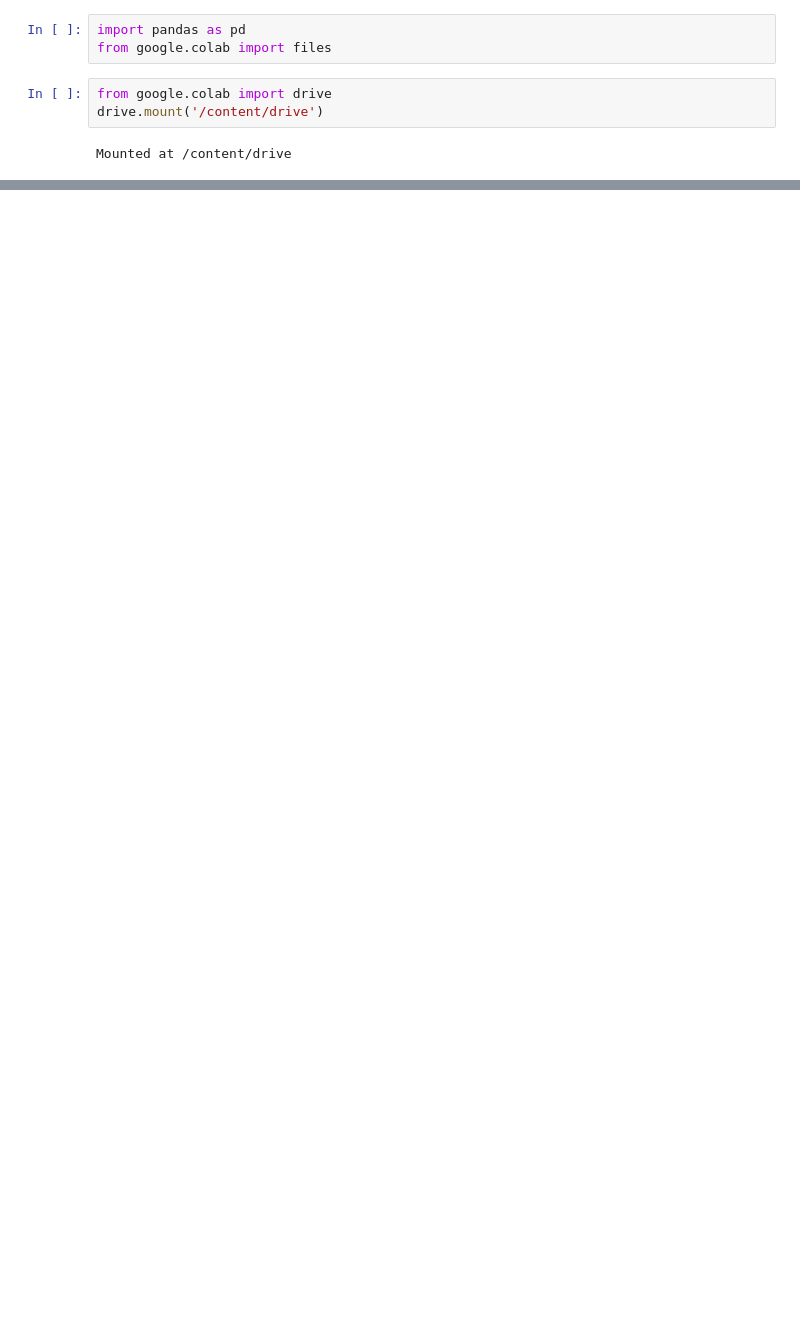
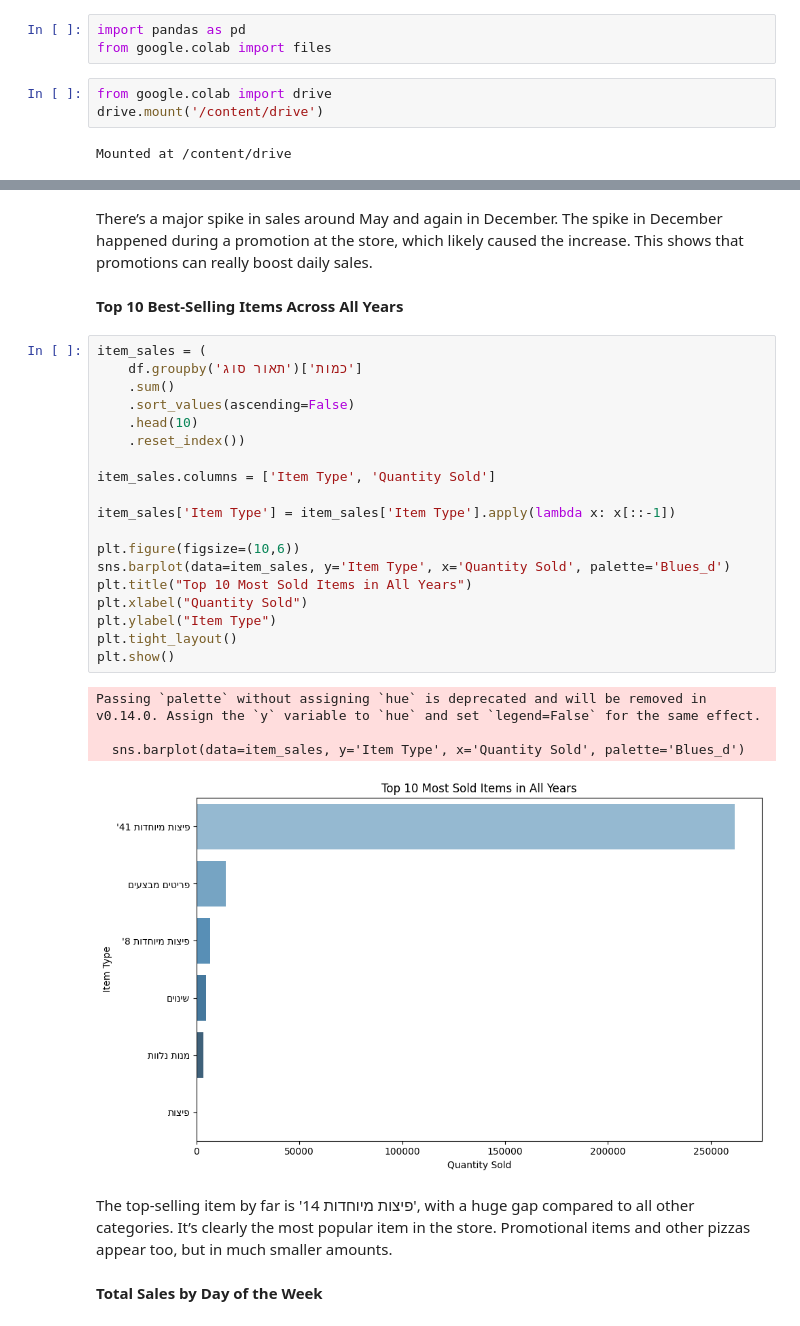
Before and after one commit to Edenshmuel/PapaJohns_Data_Science_Project, a Jupyter notebook: Allyear_Visualization.ipynb, the cells around one changed output, grey strips where cells are left out. Cells and saved outputs as stored; diff of their text form; blank space fills up the shorter version.

```diff
--- a/Allyear_Visualization.ipynb
+++ b/Allyear_Visualization.ipynb
@@ -342,0 +151,32 @@ plt.show()
+# %% [markdown]
+There’s a major spike in sales around May and again in December. The spike in December happened during a promotion at the store, which likely caused the increase. This shows that promotions can really boost daily sales.
+# %% [markdown]
+**Top 10 Best-Selling Items Across All Years**
+# %%
+item_sales = (
+    df.groupby('תאור סוג')['כמות']
+    .sum()
+    .sort_values(ascending=False)
+    .head(10)
+    .reset_index())
+
+item_sales.columns = ['Item Type', 'Quantity Sold']
+
+item_sales['Item Type'] = item_sales['Item Type'].apply(lambda x: x[::-1])
+
+plt.figure(figsize=(10,6))
+sns.barplot(data=item_sales, y='Item Type', x='Quantity Sold', palette='Blues_d')
+plt.title("Top 10 Most Sold Items in All Years")
+plt.xlabel("Quantity Sold")
+plt.ylabel("Item Type")
+plt.tight_layout()
+plt.show()
+# %% [output]
+Passing `palette` without assigning `hue` is deprecated and will be removed in v0.14.0. Assign the `y` variable to `hue` and set `legend=False` for the same effect.
+
+  sns.barplot(data=item_sales, y='Item Type', x='Quantity Sold', palette='Blues_d')
+[figure, added]
+# %% [markdown]
+The top-selling item by far is 'פיצות מיוחדות 14', with a huge gap compared to all other categories. It’s clearly the most popular item in the store. Promotional items and other pizzas appear too, but in much smaller amounts.
+# %% [markdown]
+**Total Sales by Day of the Week**
```
Also changed, not shown: parts of 52 cells of this notebook.
